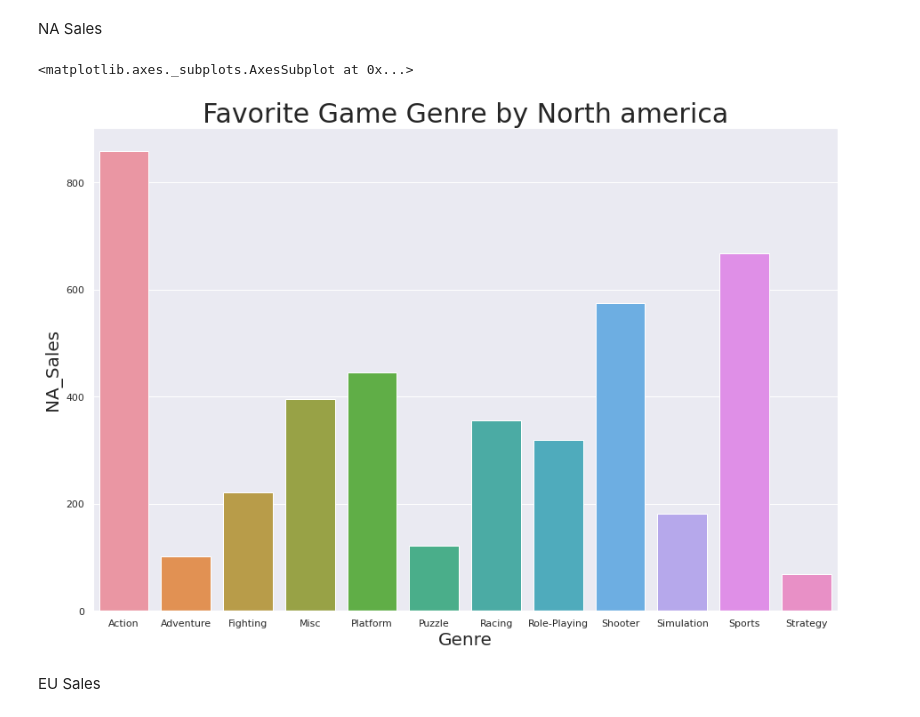
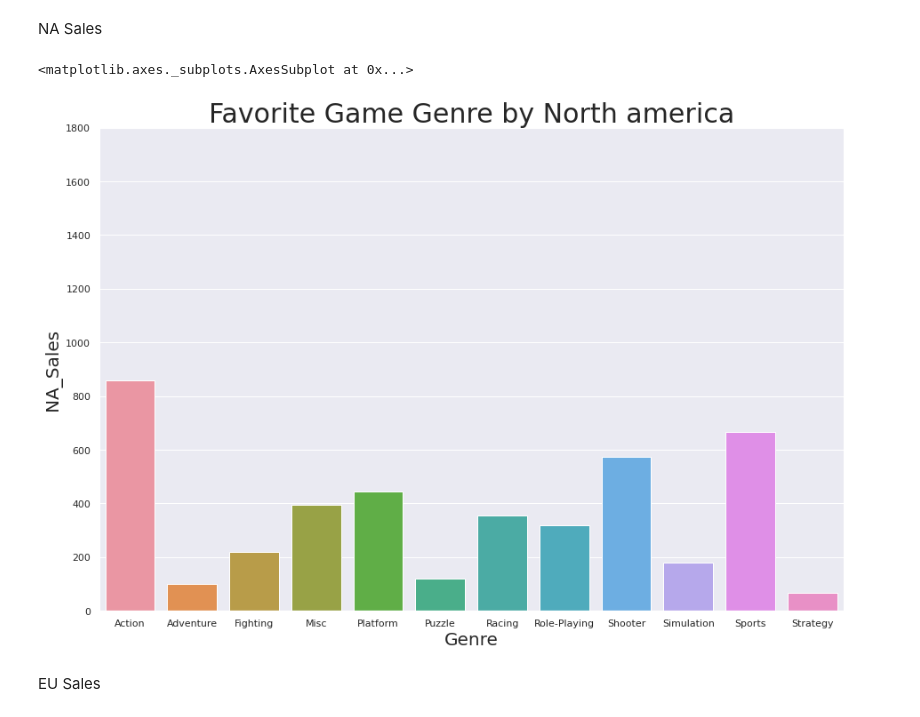
Before and after one commit to Jeongho-K/Section-Project, a Jupyter notebook: Section 1/AI_14_김정호_Section1.ipynb, the cells around one changed output. Cells and saved outputs as stored; diff of their text form; code cells hidden in the pictures.

```diff
--- a/Section 1/AI_14_김정호_Section1.ipynb
+++ b/Section 1/AI_14_김정호_Section1.ipynb
@@ -760,13 +761,14 @@ NA Sales
 # %%
 sns.set(style='darkgrid')
 plt.figure(figsize=(15, 10))
+plt.ylim(0, 1800)
 plt.title("Favorite Game Genre by North america", fontsize=30)
 plt.xlabel("Genre of game", fontsize=20)
 plt.ylabel("Sales", fontsize=20)
 sns.barplot(data=df_genre, x='Genre', y='NA_Sales')
 # %% [output]
 <matplotlib.axes._subplots.AxesSubplot at 0x...>
-[figure, old version]
+[figure, new version]
 # %% [markdown]
 EU Sales
 # %%
```
Also changed, not shown: parts of 9 cells of this notebook.
